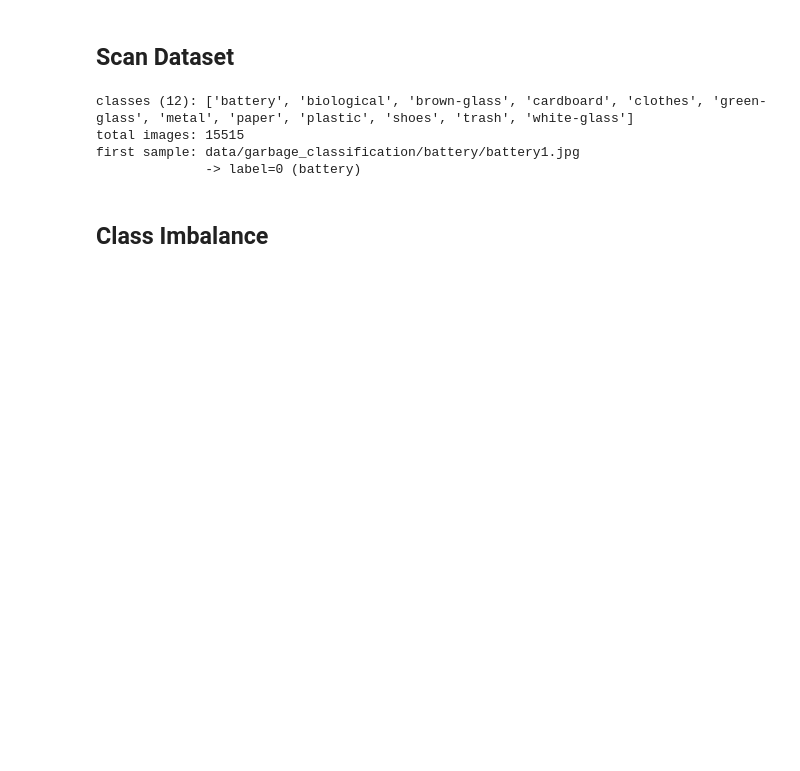
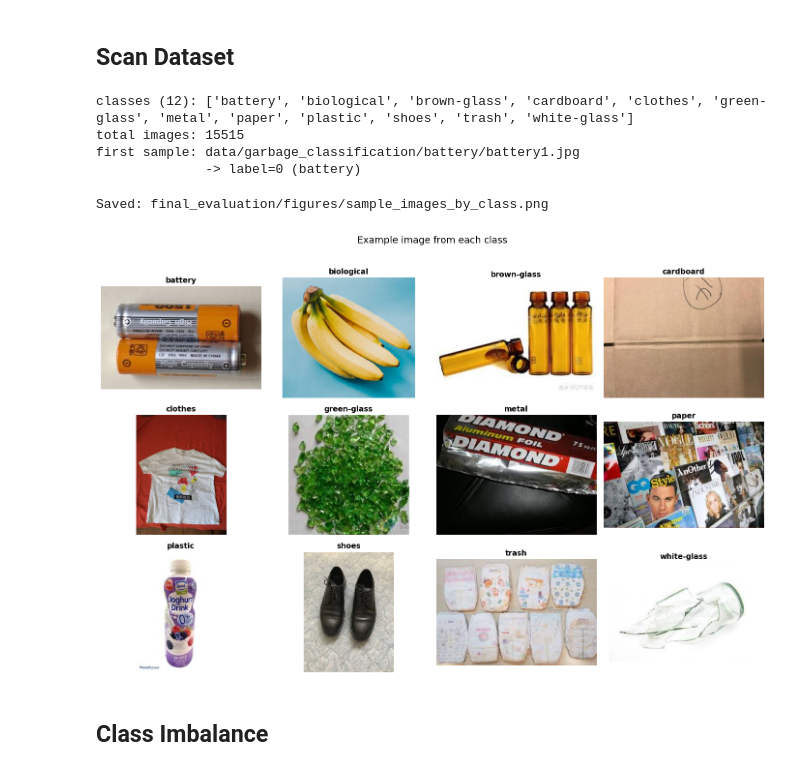
Before and after one commit to TheoD20/Waste-Classification-ML, a Jupyter notebook: data_audit_and_split.ipynb, the cells around one changed output. Drawn from its saved outputs; the diff is of its cells as text; code cells hidden in the pictures; blank space fills up the shorter version.

Commit message:
create image example for each class

```diff
--- a/data_audit_and_split.ipynb
+++ b/data_audit_and_split.ipynb
@@ -79,6 +80,54 @@ classes (12): ['battery', 'biological', 'brown-glass', 'cardboard', 'clothes', '
 total images: 15515
 first sample: data/garbage_classification/battery/battery1.jpg
               -> label=0 (battery)
+# %%
+# Display one example of each class in a 3 x 4 grid
+image_extensions = {".jpg", ".jpeg", ".png"}
+
+n_rows = 3
+n_cols = 4
+
+fig, axes = plt.subplots(
+    n_rows,
+    n_cols,
+    figsize=(14, 9),
+    squeeze=False,
+)
+
+for idx, class_name in enumerate(class_list):
+    row_idx = idx // n_cols
+    col_idx = idx % n_cols
+
+    ax = axes[row_idx, col_idx]
+    class_dir = DATA_DIR / class_name
+
+    image_files = [
+        p for p in sorted(class_dir.iterdir())
+        if p.suffix.lower() in image_extensions
+    ]
+
+    if len(image_files) == 0:
+        ax.set_title(f"{class_name}\n(no image found)", fontsize=10)
+        ax.axis("off")
+        continue
+
+    img = Image.open(image_files[0]).convert("RGB")
+
+    ax.imshow(img)
+    ax.set_title(class_name, fontsize=11, fontweight="bold")
+    ax.axis("off")
+
+fig.suptitle("Example image from each class", fontsize=14, y=1.02)
+plt.tight_layout()
+
+save_path = "final_evaluation/figures/sample_images_by_class.png"
+fig.savefig(save_path, dpi=150, bbox_inches="tight")
+print("Saved:", save_path)
+
+plt.show()
+# %% [output]
+Saved: final_evaluation/figures/sample_images_by_class.png
+[figure, added]
 # %% [markdown]
 ## Class Imbalance
 # %%
```
Also changed, not shown: parts of 1 cell of this notebook, 1 other file.
